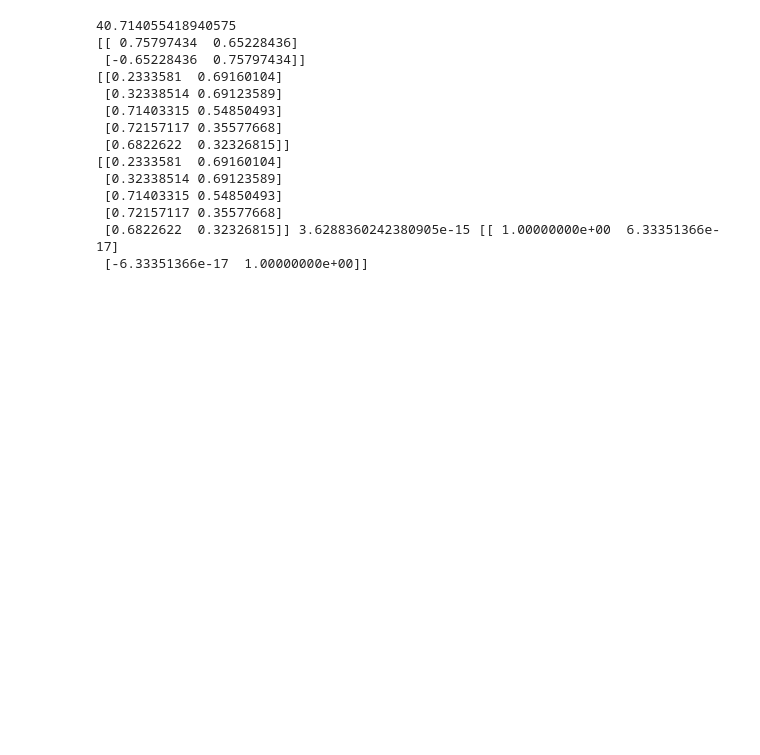
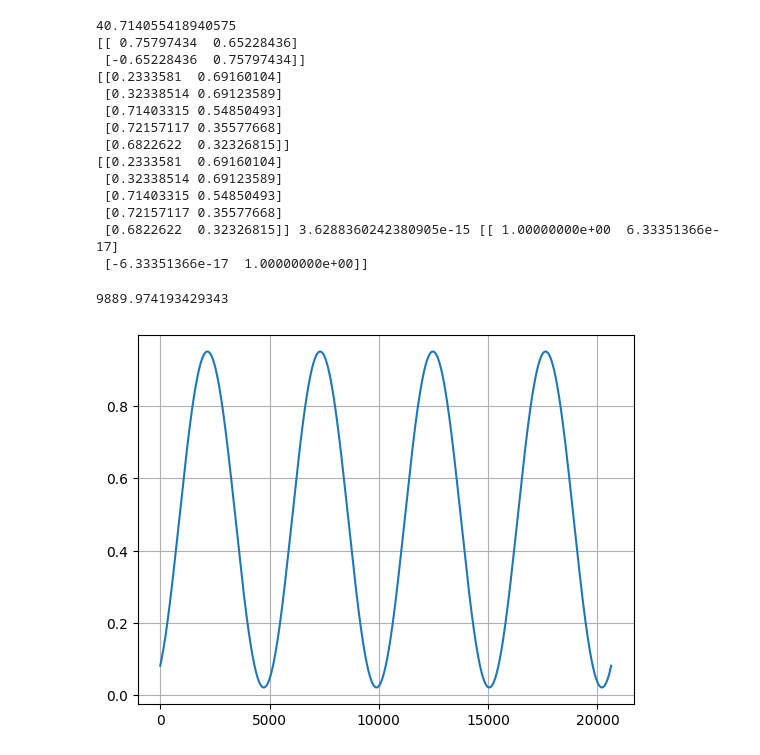
Before and after one commit to panther1427/Bachelorprojekt, a Jupyter notebook: varimax.ipynb, the cells around one changed output. Drawn from its saved outputs; the diff is of its cells as text; code cells hidden in the pictures; blank space fills up the shorter version.

```diff
--- a/varimax.ipynb
+++ b/varimax.ipynb
@@ -148,3 +148,43 @@ print(lambda_rotated_2, theta_grader_2, G_matrix_2)
  [0.72157117 0.35577668]
  [0.6822622  0.32326815]] 3.6288360242380905e-15 [[ 1.00000000e+00  6.33351366e-17]
  [-6.33351366e-17  1.00000000e+00]]
+# %%
+import matplotlib.pyplot as plt
+
+def test_theta_radians(lambda_, theta_degrees):
+
+    h = np.sqrt((lambda_ ** 2).sum(axis=1))
+    #assert for that no entrace should be 0
+
+    theta_rad = np.deg2rad(theta_degrees)
+
+    G = np.array([[np.cos(theta_rad), np.sin(theta_rad)],
+              [-np.sin(theta_rad), np.cos(theta_rad)]])
+
+
+
+    rotated = lambda_ @ G
+
+    d = rotated / h[:, np.newaxis]
+
+    p = lambda_.shape[0]
+    d_bar = np.sum(d ** 2, axis=0) / p
+
+    #second equation
+    phi = np.sum(d ** 4) - p * np.sum(d_bar ** 2)
+
+    return phi
+
+theta = np.linspace(0, 360, 1000)
+
+phi = [test_theta_radians(lambda_original, cur_theta) for cur_theta in theta]
+
+print(np.degrees(theta[np.argmin(phi)]))
+
+plt.plot(np.degrees(theta), phi)
+
+plt.grid()
+plt.show()
+# %% [output]
+9889.974193429343
+[figure, added]
```
Also changed, not shown: parts of 6 cells of this notebook.
